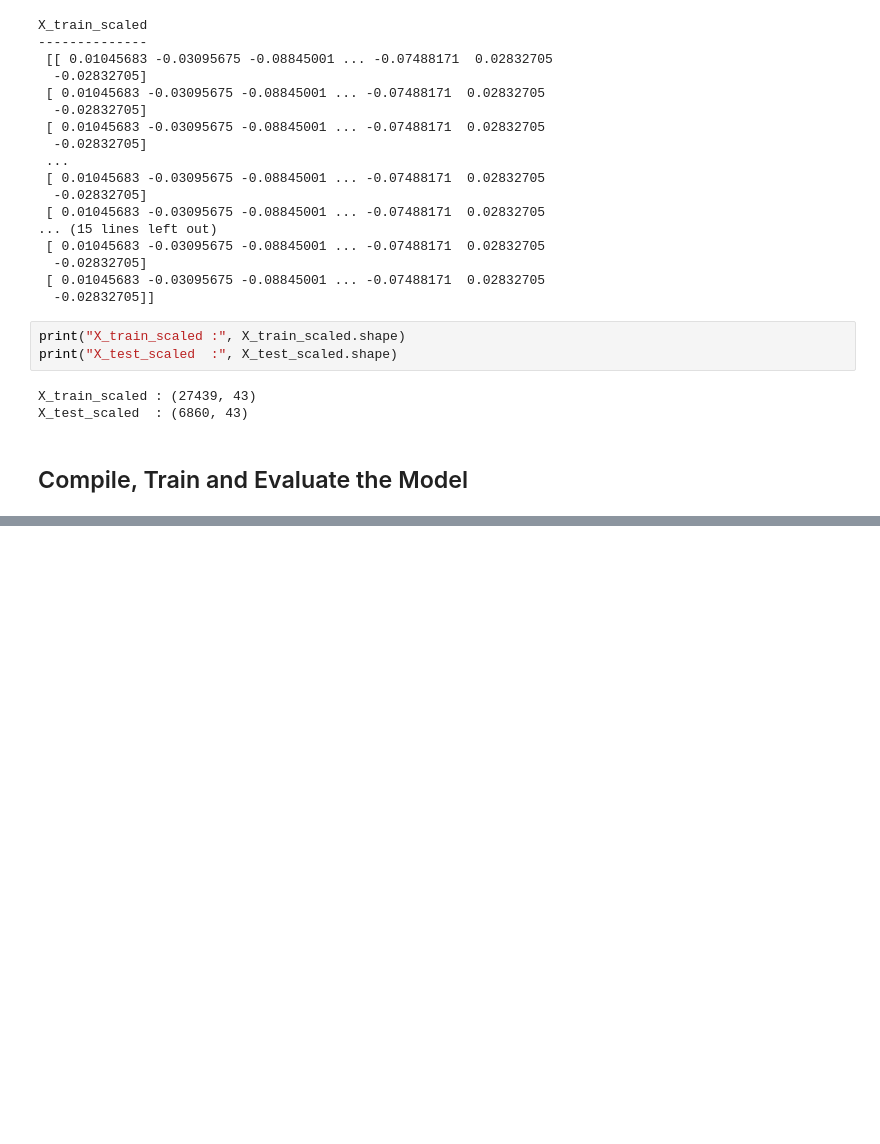
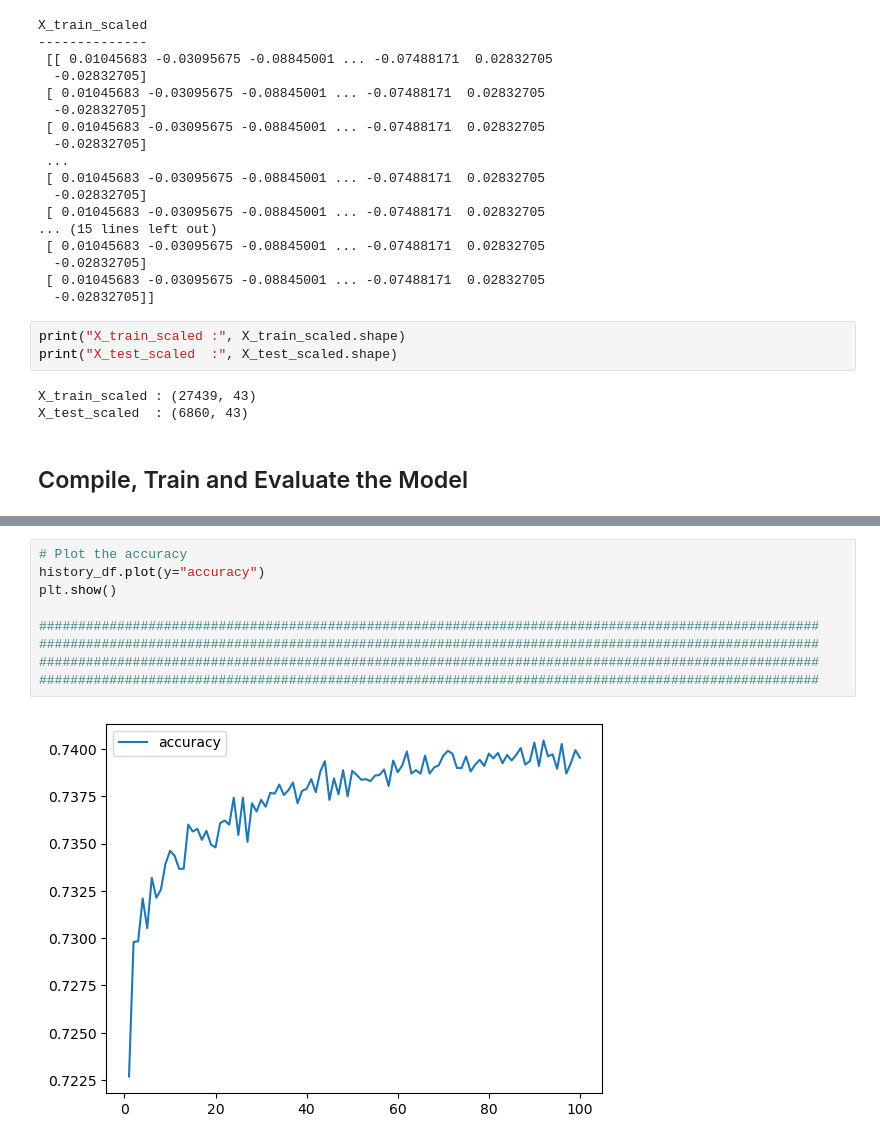
Before and after one commit to MarkOlsonMN/deep-learning-challenge, a Jupyter notebook: Applicant_Funding_Deep_Learning.ipynb, the cells around one changed output, grey strips where cells are left out. Drawn from its saved outputs; the diff is of its cells as text; blank space fills up the shorter version.

```diff
--- a/Applicant_Funding_Deep_Learning.ipynb
+++ b/Applicant_Funding_Deep_Learning.ipynb
@@ -466,2 +564,13 @@ Epoch 100/100
+# %%
+# Plot the accuracy
+history_df.plot(y="accuracy")
+plt.show()
+
+####################################################################################################
+####################################################################################################
+####################################################################################################
+####################################################################################################
+# %% [output]
+[figure, added]
 # %%
 # Evaluate the model using the test data
```
Also changed, not shown: parts of 20 cells of this notebook.
